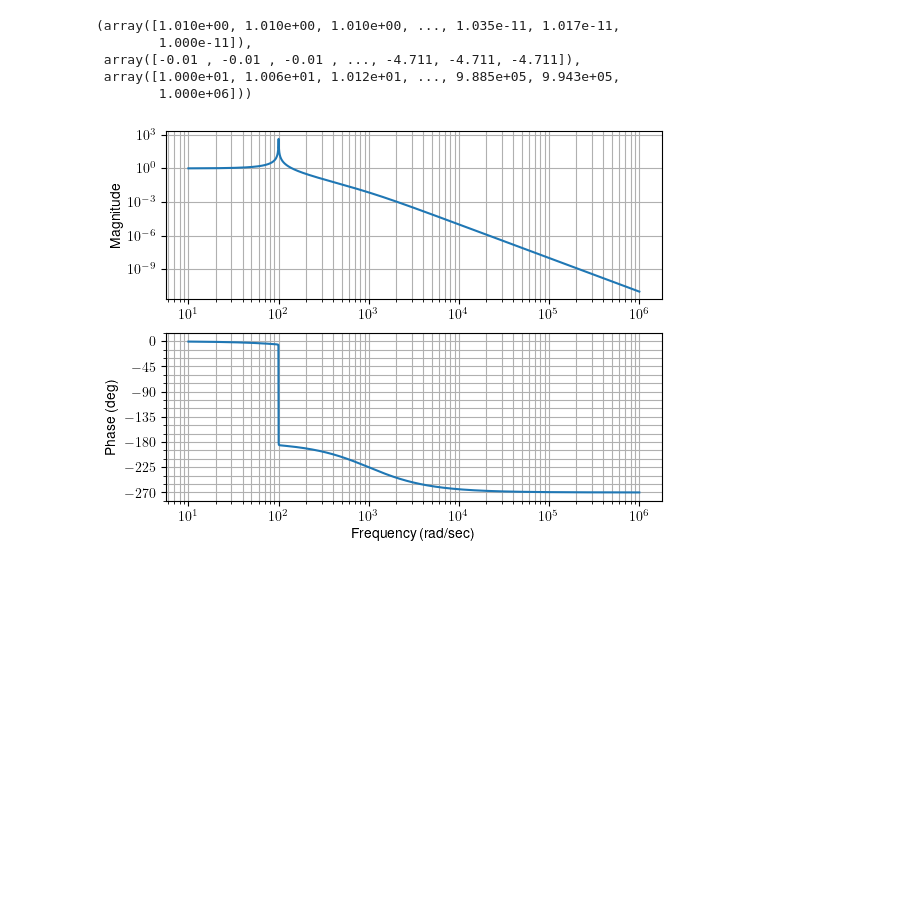
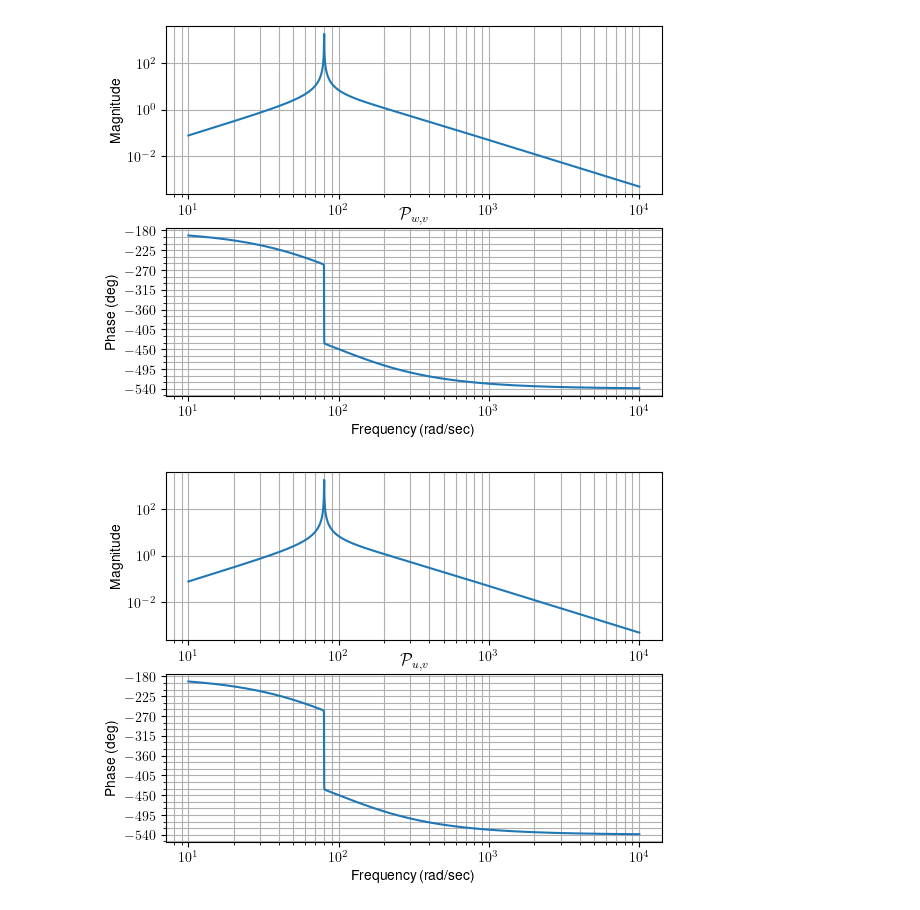
Before and after one commit to mavasbel/model_reduction, a Jupyter notebook: ODESimulationUnstable.ipynb, the cells around one changed output. Drawn from its saved outputs; the diff is of its cells as text; code cells hidden in the pictures; blank space fills up the shorter version.

```diff
--- a/ODESimulationUnstable.ipynb
+++ b/ODESimulationUnstable.ipynb
@@ -37,17 +26,56 @@ sympy.init_printing(use_latex='mathjax', use_unicode=True)
 sympy.init_printing()
 plt.rcParams.update({ "text.usetex": True, "font.family": "Helvetica", "axes.titley": 1.0 })
 %matplotlib inline
-# %%
-# Plant creation
-extMathcalPcl = control.zpk([],[-0.01 + 100j, -0.01 - 100j, -1000], 10e6)
-omega = numpy.logspace(1,6,2000)
-control.bode(extMathcalPcl,omega=omega)
-
-# Controller creation
-# %% [output]
-(array([1.010e+00, 1.010e+00, 1.010e+00, ..., 1.035e-11, 1.017e-11,
-        1.000e-11]),
- array([-0.01 , -0.01 , -0.01 , ..., -4.711, -4.711, -4.711]),
- array([1.000e+01, 1.006e+01, 1.012e+01, ..., 9.885e+05, 9.943e+05,
-        1.000e+06]))
-[figure, removed]
+# %%
+# FOM Plant Creation
+# plant_zeros = []
+# plant_poles = [-0.01+100j, -0.01-100j, -1000]
+# plant_gain = 10e6
+# mathcalP = control.zpk(plant_zeros, plant_poles, plant_gain)
+
+num_wv = numpy.array(0.5e5*numpy.poly([1e-3, 1e-4]))
+num_wy = numpy.array(0.5e5*numpy.poly([1e-4, 1e-5]))
+num_uv = numpy.array(0.5e5*numpy.poly([1e-5, 1e-6]))
+num_uy = numpy.array(0.5e5*numpy.poly([1e-6, 1e-7]))
+num = numpy.array([numpy.array([num_wv,num_uv]),\
+        numpy.array([num_wy,num_uy])])
+# print (num.shape)
+# print(num)
+
+common_den = numpy.poly([-0.01+80j, -0.01-80j, -100, -100])
+den = numpy.array([numpy.array([common_den,common_den]),\
+        numpy.array([common_den,common_den])])
+# print(den.shape)
+# print(den)
+
+mathcalP = control.tf2ss(control.tf(num,den))
+# print(mathcalP)
+
+omega_grid = numpy.logspace(1,4,2000)
+
+# Bodes plant
+plt.figure()
+control.bode(control.ss2tf(mathcalP)[0,0],omega=omega_grid)
+plt.title("$\\mathcal{P}_{w,v}$")
+plt.show()
+
+plt.figure()
+control.bode(control.ss2tf(mathcalP)[0,1],omega=omega_grid)
+plt.title("$\\mathcal{P}_{u,v}$")
+plt.show()
+
+plt.figure()
+control.bode(control.ss2tf(mathcalP)[1,0],omega=omega_grid)
+plt.title("$\\mathcal{P}_{w,y}$")
+plt.show()
+
+plt.figure()
+control.bode(control.ss2tf(mathcalP)[1,1],omega=omega_grid)
+plt.title("$\\mathcal{P}_{u,y}$")
+plt.show()
+
+# MOR
+truncMathcalP, _, _ = ControlUtils.balaced_truncation(mathcalP, 3)
+# %% [output]
+[figure, added]
+[figure, added]
```
Also changed, not shown: parts of 13 cells of this notebook, 5 other files.
